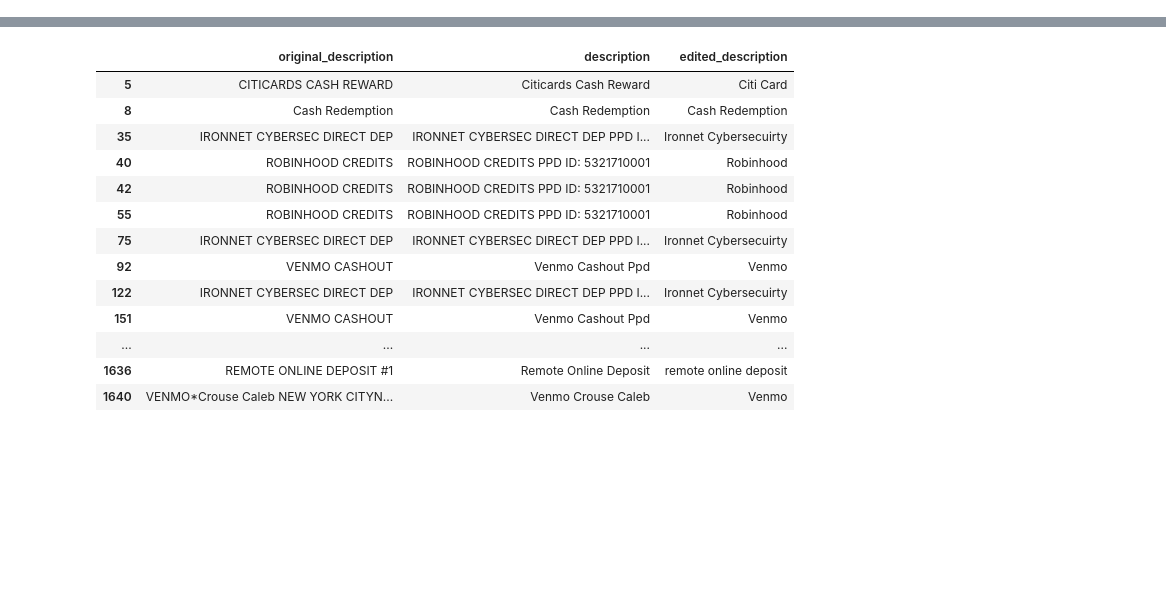
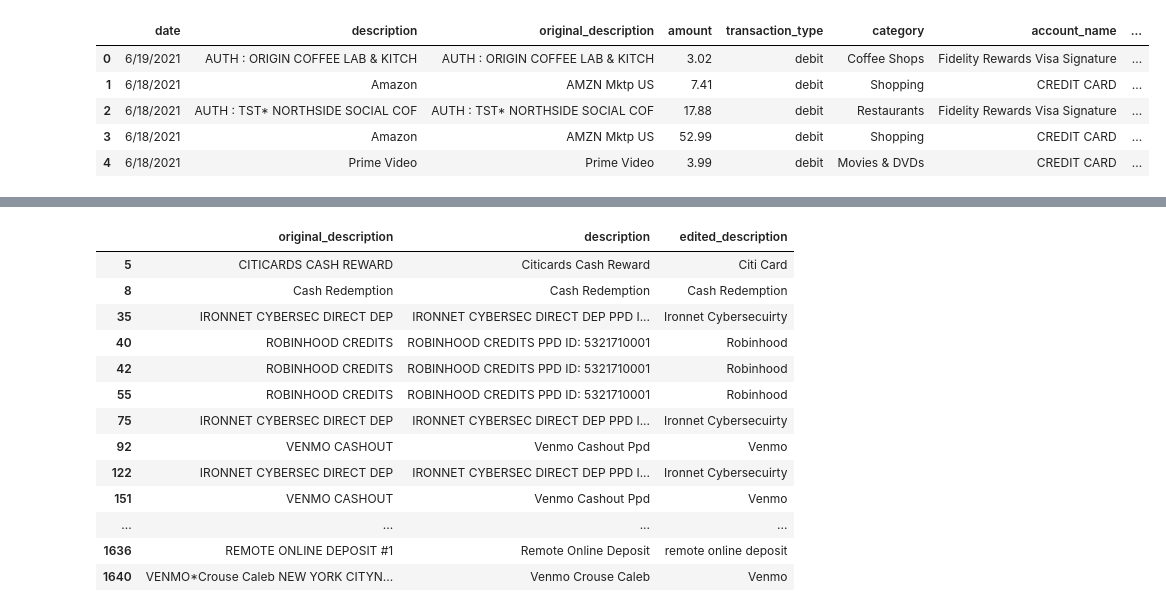
Before and after one commit to calebcrouse3/spending-tracker, a Jupyter notebook: notebook.ipynb, the cells around one changed output, grey strips where cells are left out. Cells and saved outputs as stored; diff of their text form; code cells hidden in the pictures; blank space fills up the shorter version.

```diff
--- a/notebook.ipynb
+++ b/notebook.ipynb
@@ -15,8 +85,18 @@ pd.set_option("display.max_rows", 2000)
 # %%
-df = pd.read_csv('./data/transactions/chase_checking/from_mint.csv')
+df = pd.read_csv('./data/raw/transactions.csv')
+df.columns = [to_snake(col) for col in df.columns]
 # %%
 def to_snake(txt):
     words = txt.lower().split(" ")
     return "_".join(words)
 # %%
 df.columns = [to_snake(col) for col in df.columns]
+# %%
+df.head()
+# %% [output]
+|  | date | description | original_description | amount | transaction_type | category | account_name | ... |
+| 0 | 6/19/2021 | AUTH : ORIGIN COFFEE LAB & KITCH | AUTH : ORIGIN COFFEE LAB & KITCH | 3.02 | debit | Coffee Shops | Fidelity Rewards Visa Signature | ... |
+| 1 | 6/18/2021 | Amazon | AMZN Mktp US | 7.41 | debit | Shopping | CREDIT CARD | ... |
+| 2 | 6/18/2021 | AUTH : TST* NORTHSIDE SOCIAL COF | AUTH : TST* NORTHSIDE SOCIAL COF | 17.88 | debit | Restaurants | Fidelity Rewards Visa Signature | ... |
+| 3 | 6/18/2021 | Amazon | AMZN Mktp US | 52.99 | debit | Shopping | CREDIT CARD | ... |
+| 4 | 6/18/2021 | Prime Video | Prime Video | 3.99 | debit | Movies & DVDs | CREDIT CARD | ... |
```
Also changed, not shown: parts of 5 cells of this notebook, 2 other files.
